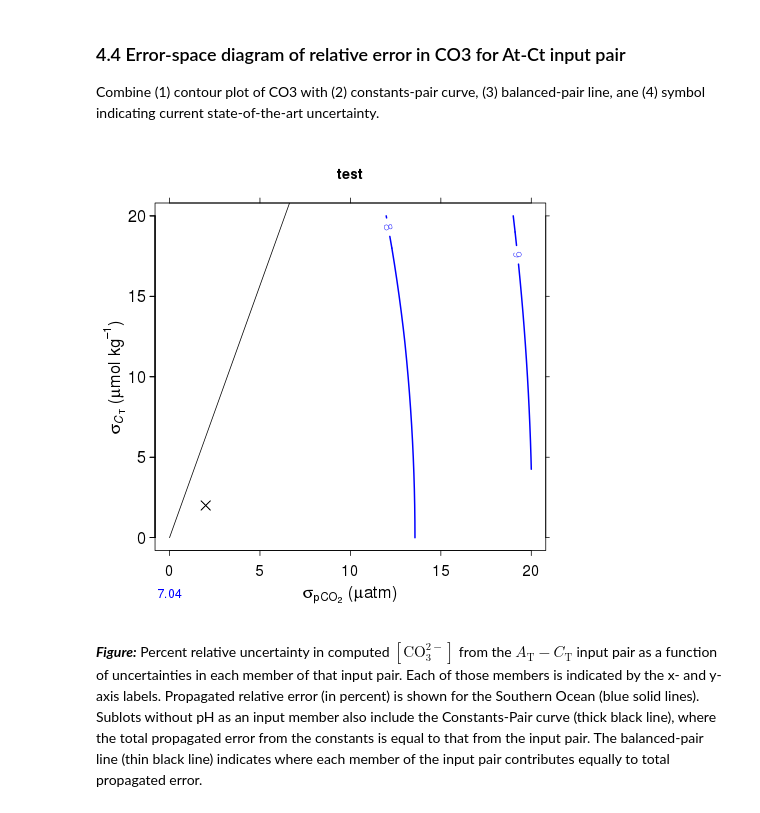
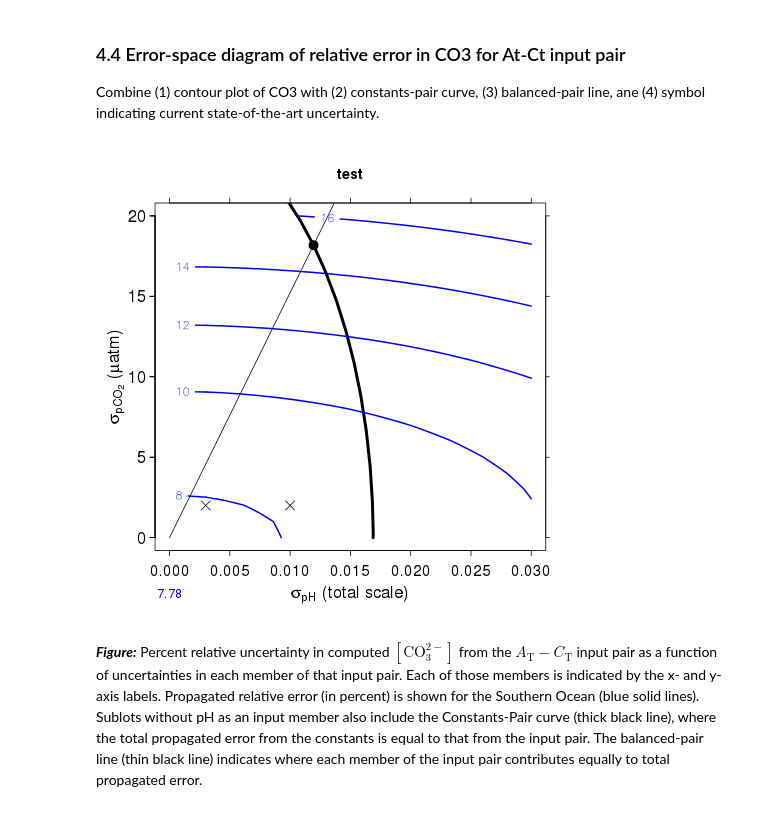
Before and after one commit to KatiRG/marineCO2ErrorPropagation, a Jupyter notebook: my_error-space-diagram-single-parameterized.ipynb, the cells around one changed output. Drawn from its saved outputs; the diff is of its cells as text; code cells hidden in the pictures.

Commit message:
app.R works for flag21, pCO2 and pH

```diff
--- a/my_error-space-diagram-single-parameterized.ipynb
+++ b/my_error-space-diagram-single-parameterized.ipynb
@@ -285,6 +309,12 @@ if (menu_flag == 15) {
 
     sigm1   <- data.frame(errm[1])
     sigm2   <- data.frame(errm[2]) * 1e+6
+} else if (menu_flag == 21) {
+      sig1   <- data.frame(errcirc[1])
+      sig2   <- data.frame(errcirc[2])
+
+      sigm1   <- data.frame(errm[1])
+      sigm2   <- data.frame(errm[2])
 }
 
 sig2$CO3
@@ -375,35 +407,35 @@ Combine (1) contour plot of CO3 with (2) constants-pair curve, (3) balanced-pair
   dim(rCO3) <- c(length(var2_e), length(var1_e))  #my one
 
 
 #   par(mfrow=c(1,1), mar=c(4,3.7,1,1.5)+0.1, oma=c(2,0,0,0.5), mgp=c(2,1,0), font.main=1)
 
   subtitle <- "test"
 
 
   za <- rCO3
 
 
-if (menu_flag == 15) {
+if (menu_flag == 15 || menu_flag == 21) {
     sigcritXa <- sig2$CO3  ;  sigcritYa <- sig1$CO3  #sig2_ is x axis; sig1_ is y axis
     plterrcontour (sigcritXa, sigcritYa, xlabel, ylabel, subtitle, xlim, ylim,
 #                    sig1hp_AtCt$CO3, sig2hp_AtCt$CO3,
                    NULL, NULL,
                    zenon(sigm2$CO3), zenon(sigm1$CO3),
                    var2_e_soa2, var1_e_soa2,
                    x, y, za, levels1,
                    'flattest')
 } else if (menu_flag ==8 || menu_flag == 25) {
     sigcritXa <- sig1$CO3  ;  sigcritYa <- sig2$CO3  #sig2_ is x axis; sig1_ is y axis
     plterrcontour (sigcritXa, sigcritYa, xlabel, ylabel, subtitle, xlim, ylim,
 #                    sig1hp_AtCt$CO3, sig2hp_AtCt$CO3,
                    NULL, NULL,
                    zenon(sigm1$CO3), zenon(sigm2$CO3),
                    var1_e_soa2, var2_e_soa2,
                    x, y, za, levels1,
                    'flattest')
 }
 # %% [output]
-[figure, old version]
+[figure, new version]
 # %% [markdown]
 ***Figure:*** Percent relative uncertainty in computed $[\text{CO}_3^{2-}]$ from the $A_\text{T}-C_\text{T}$ input pair as a function of uncertainties in each member of that input pair. Each of those members is indicated by the x- and y-axis labels. Propagated relative error (in percent) is shown for the Southern Ocean (blue solid lines). Sublots without pH as an input member also include the Constants-Pair curve (thick black line), where the total propagated error from the constants is equal to that from the input pair. The balanced-pair line (thin black line) indicates where each member of the input pair contributes equally to total propagated error.
 # %%
```
Also changed, not shown: parts of 8 cells of this notebook, 1 other file.
